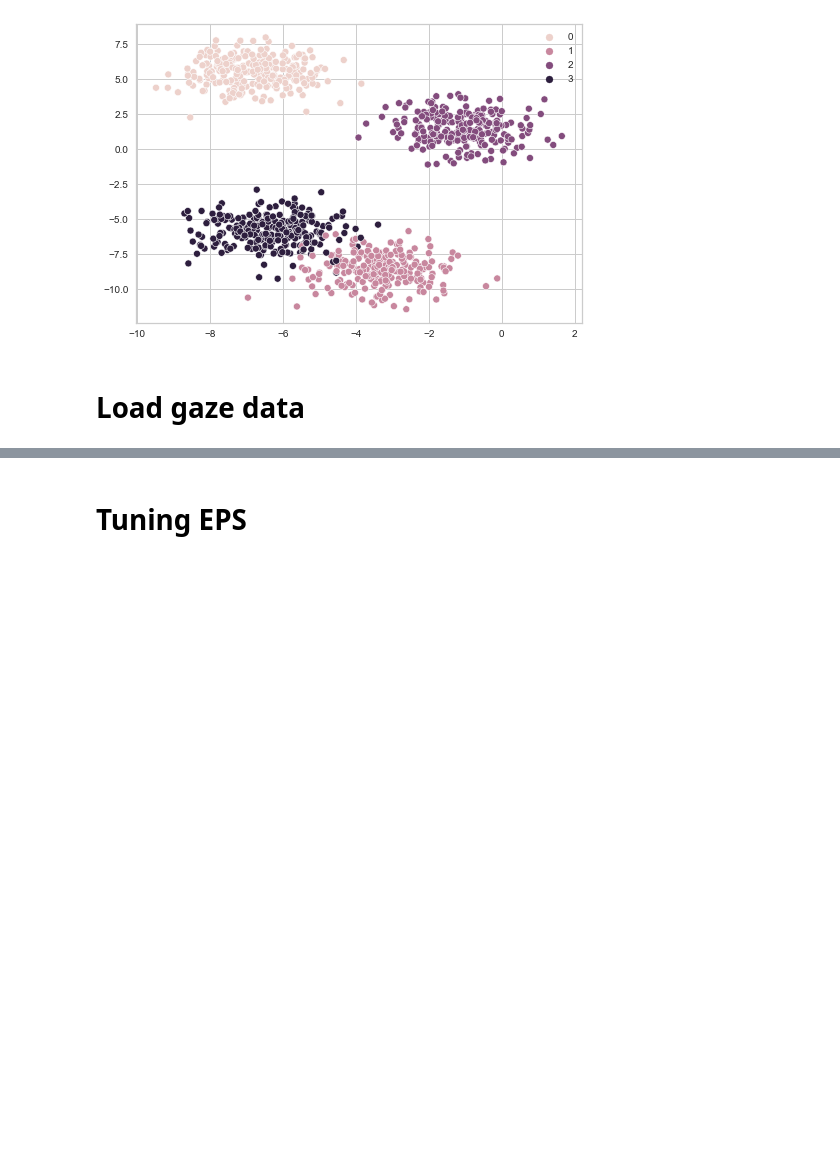
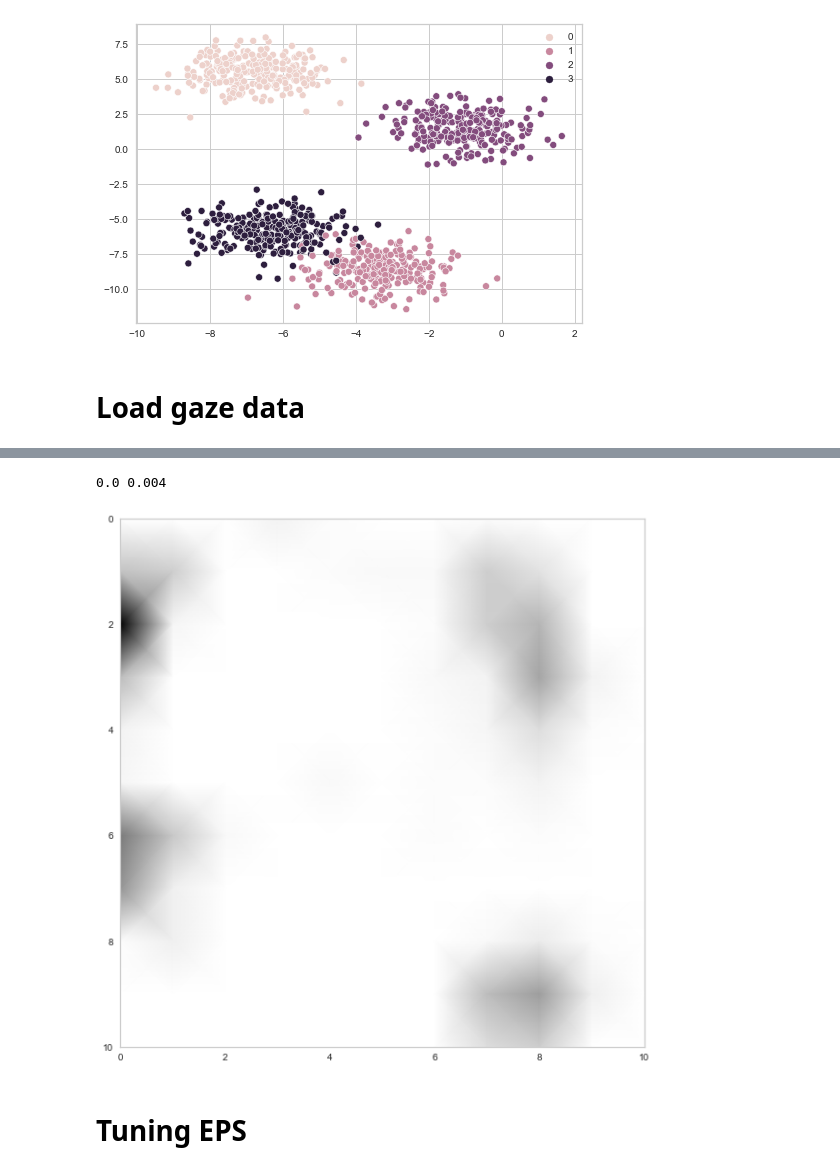
Before and after one commit to arnab-api/AttentionChecker--Student, a Jupyter notebook: Simulations/DBMean_check.ipynb, the cells around one changed output, grey strips where cells are left out. Drawn from its saved outputs; the diff is of its cells as text; code cells hidden in the pictures; blank space fills up the shorter version.

```diff
--- a/Simulations/DBMean_check.ipynb
+++ b/Simulations/DBMean_check.ipynb
@@ -82,0 +98,9 @@ Davies-Bouldin:  2.4544863369203855
+# %%
+heat_map = np.zeros((1001, 1001))
+
+for point in X:
+    col = int(point[0]*1000)
+    row = int(point[1]*1000)
+    heat_map[row, col] += 1
+
+heat_map.shape
@@ -82,0 +109,4 @@ Davies-Bouldin:  2.4544863369203855
+# %%
+heatmap_reduced = skimage.measure.block_reduce(heat_map, (100,100), np.mean)
+print(heatmap_reduced.shape)
+print(heatmap_reduced)
@@ -83,3 +131,14 @@ Davies-Bouldin:  2.4544863369203855
+# %%
+print(heatmap_reduced.min(), heatmap_reduced.max())
+fig, ax = plt.subplots(constrained_layout=True)
+ax.pcolormesh(np.arange(11), np.arange(11), heatmap_reduced,
+                shading='gouraud',
+                vmin=heatmap_reduced.min(),
+                vmax=heatmap_reduced.max())
+ax.invert_yaxis()
+# %% [output]
+0.0 0.004
+[figure, added]
 # %% [markdown]
 # Tuning EPS
 # %%
```
Also changed, not shown: parts of 26 cells of this notebook, 58 other files.
